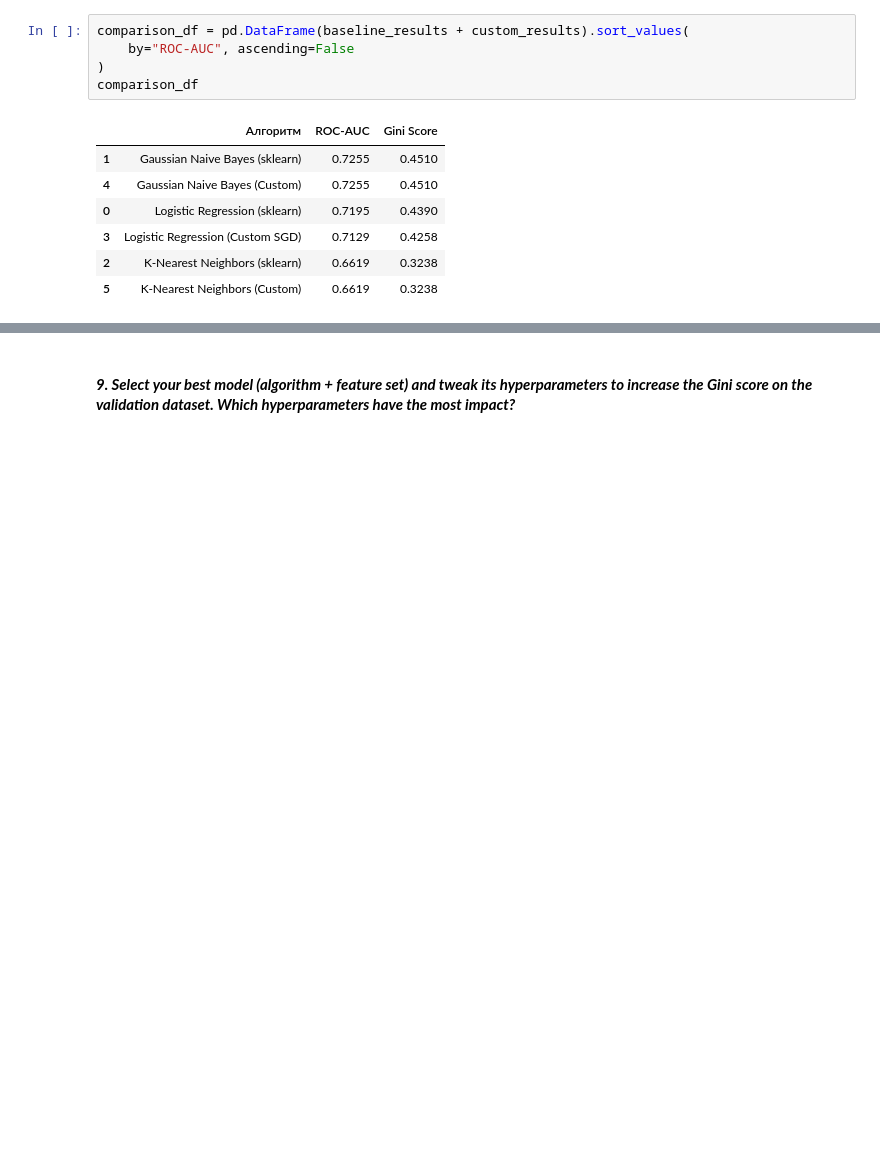
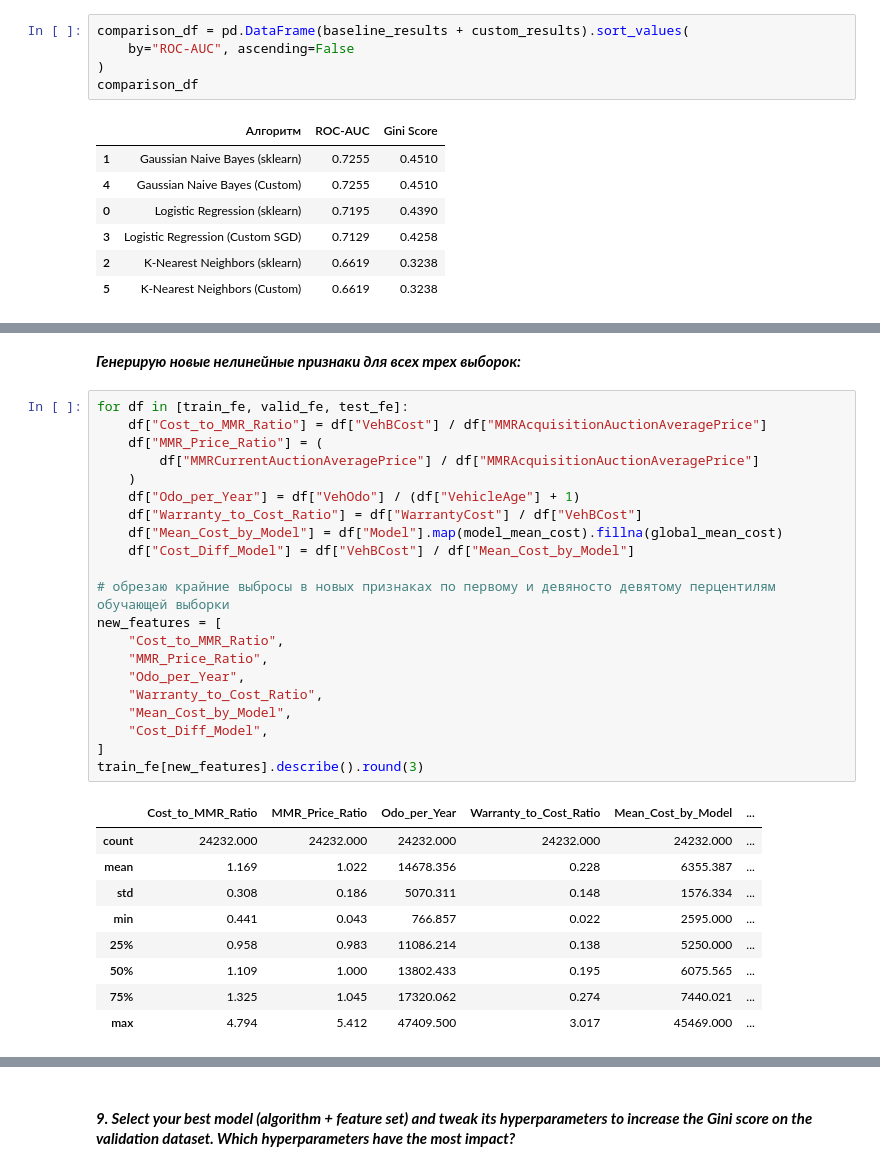
Before and after one commit to RunForJoy/ml-classification-metrics, a Jupyter notebook: src/ml_4.ipynb, the cells around one changed output, grey strips where cells are left out. Cells and saved outputs as stored; diff of their text form; blank space fills up the shorter version.

```diff
--- a/src/ml_4.ipynb
+++ b/src/ml_4.ipynb
@@ -1187,0 +1366,33 @@ Add new features to your pipeline, repeat step 4. Did you manage to increase you
+# %% [markdown]
+***Генерирую новые нелинейные признаки для всех трех выборок:***
+# %%
+for df in [train_fe, valid_fe, test_fe]:
+    df["Cost_to_MMR_Ratio"] = df["VehBCost"] / df["MMRAcquisitionAuctionAveragePrice"]
+    df["MMR_Price_Ratio"] = (
+        df["MMRCurrentAuctionAveragePrice"] / df["MMRAcquisitionAuctionAveragePrice"]
+    )
+    df["Odo_per_Year"] = df["VehOdo"] / (df["VehicleAge"] + 1)
+    df["Warranty_to_Cost_Ratio"] = df["WarrantyCost"] / df["VehBCost"]
+    df["Mean_Cost_by_Model"] = df["Model"].map(model_mean_cost).fillna(global_mean_cost)
+    df["Cost_Diff_Model"] = df["VehBCost"] / df["Mean_Cost_by_Model"]
+
+# обрезаю крайние выбросы в новых признаках по первому и девяносто девятому перцентилям обучающей выборки
+new_features = [
+    "Cost_to_MMR_Ratio",
+    "MMR_Price_Ratio",
+    "Odo_per_Year",
+    "Warranty_to_Cost_Ratio",
+    "Mean_Cost_by_Model",
+    "Cost_Diff_Model",
+]
+train_fe[new_features].describe().round(3)
+# %% [output]
+|  | Cost_to_MMR_Ratio | MMR_Price_Ratio | Odo_per_Year | Warranty_to_Cost_Ratio | Mean_Cost_by_Model | ... |
+| count | 24232.000 | 24232.000 | 24232.000 | 24232.000 | 24232.000 | ... |
+| mean | 1.169 | 1.022 | 14678.356 | 0.228 | 6355.387 | ... |
+| std | 0.308 | 0.186 | 5070.311 | 0.148 | 1576.334 | ... |
+| min | 0.441 | 0.043 | 766.857 | 0.022 | 2595.000 | ... |
+| 25% | 0.958 | 0.983 | 11086.214 | 0.138 | 5250.000 | ... |
+| 50% | 1.109 | 1.000 | 13802.433 | 0.195 | 6075.565 | ... |
+| 75% | 1.325 | 1.045 | 17320.062 | 0.274 | 7440.021 | ... |
+| max | 4.794 | 5.412 | 47409.500 | 3.017 | 45469.000 | ... |
```
Also changed, not shown: parts of 31 cells of this notebook, 3 other files.
